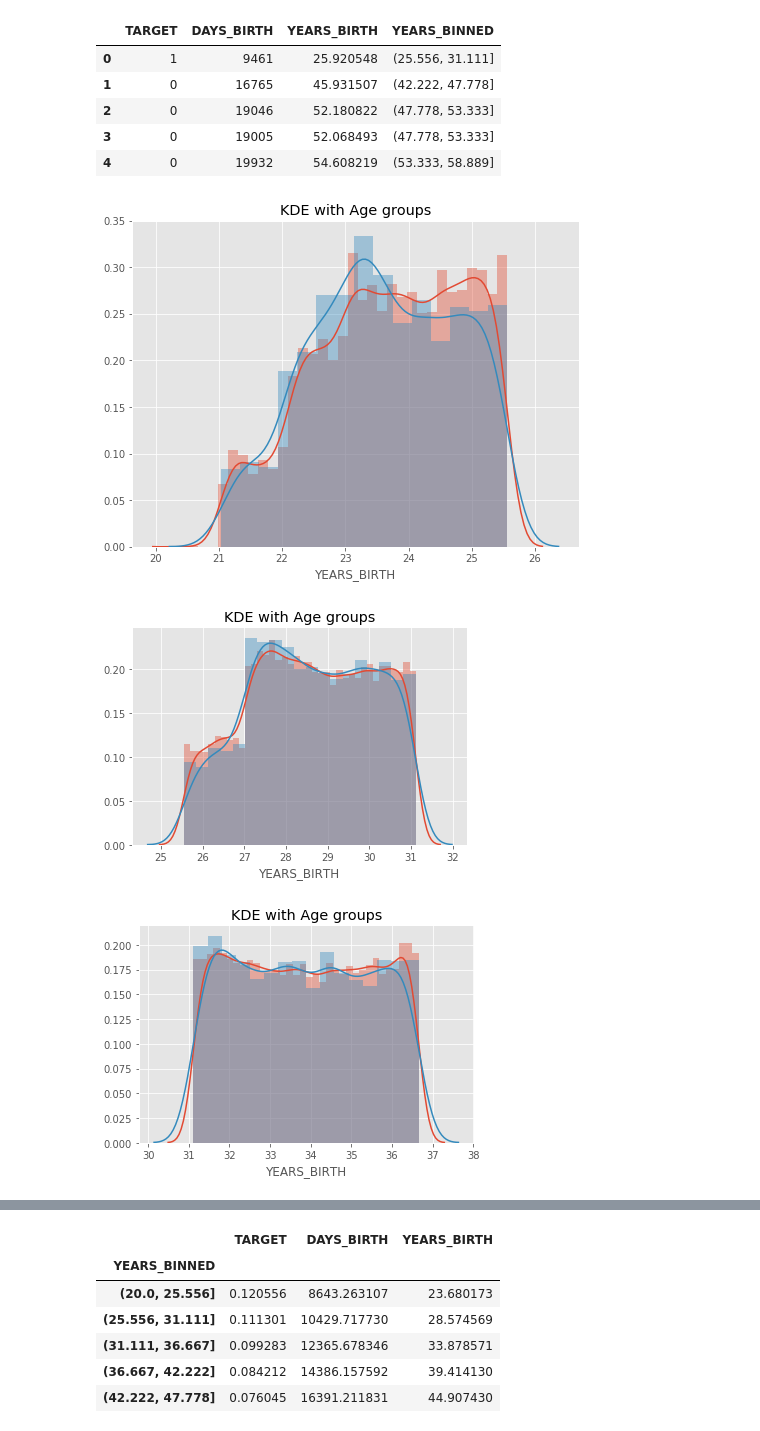
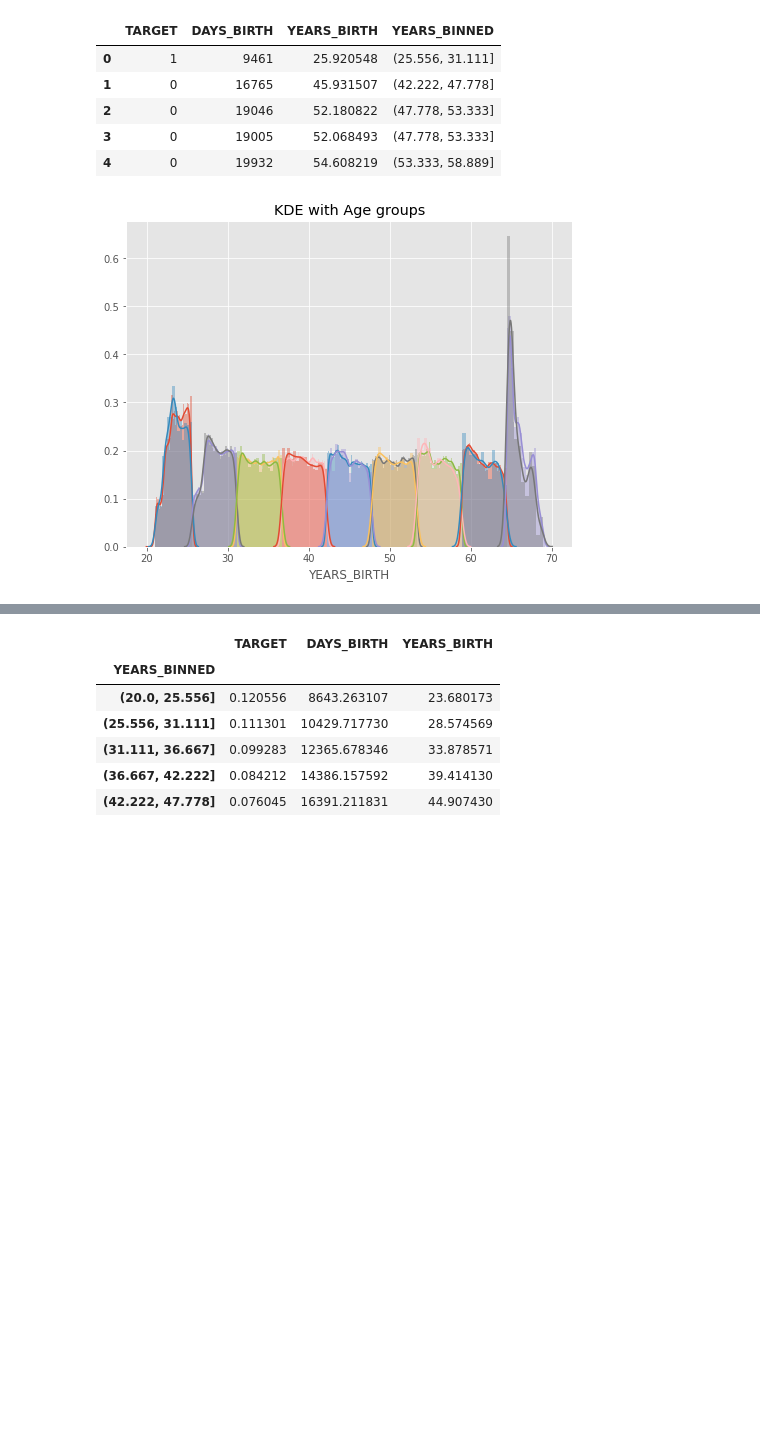
Before and after one commit to huzhecheng/ML100-Days, a Jupyter notebook: Day_011_HW.ipynb, the cells around one changed output, grey strips where cells are left out. Cells and saved outputs as stored; diff of their text form; code cells hidden in the pictures; blank space fills up the shorter version.

```diff
--- a/Day_011_HW.ipynb
+++ b/Day_011_HW.ipynb
@@ -71,19 +71,18 @@ Name: YEARS_BINNED, dtype: int64
 # %%
 """
 Your Code Here
 """
-year_group_sorted = age_data['YEARS_BINNED'].value_counts().keys().sort_values()
+# year_group_sorted = age_data['YEARS_BINNED'].value_counts().keys().sort_values()
+year_group_sorted = np.sort(age_data['YEARS_BINNED'].unique())
 
 plt.figure(figsize=(8,6))
 for i in range(len(year_group_sorted)):
     sns.distplot(age_data.loc[(age_data['YEARS_BINNED'] == year_group_sorted[i]) & \
                               (age_data['TARGET'] == 0), 'YEARS_BIRTH'], label = str(year_group_sorted[i]))
 
     sns.distplot(age_data.loc[(age_data['YEARS_BINNED'] == year_group_sorted[i]) & \
                               (age_data['TARGET'] == 1), 'YEARS_BIRTH'], label = str(year_group_sorted[i]))
-    plt.title('KDE with Age groups')
-    plt.show()
+plt.title('KDE with Age groups')
+plt.show()
 # %% [output]
-[figure, old version]
+[figure, new version]
-[figure, removed]
-[figure, removed]
```
Also changed, not shown: parts of 2 cells of this notebook, 1 other file.
